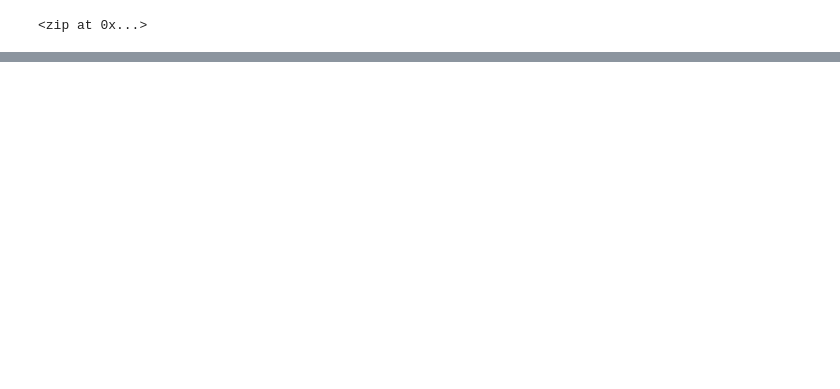
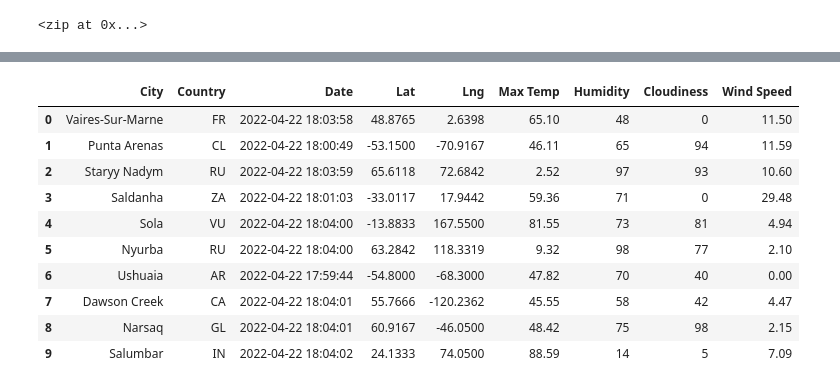
Before and after one commit to Eggman0425/World_Weather_Analysis, a Jupyter notebook: WeatherPy.ipynb, the cells around one changed output, grey strips where cells are left out. Cells and saved outputs as stored; diff of their text form; code cells hidden in the pictures; blank space fills up the shorter version.

```diff
--- a/WeatherPy.ipynb
+++ b/WeatherPy.ipynb
@@ -13,0 +19,4 @@ lat_lngs
+# %%
+# Use the tuple() function to display the latitude and longitude combinations.
+for coordinate in coordinates:
+    print(coordinate[0], coordinate[1])
@@ -17,3 +32,8 @@ coordinates = list(lat_lngs)
 # %%
 # Use the citipy module to determine city based on latitude and longitude.
 from citipy import citipy
+# %%
+# Use the tuple() function to display the latitude and longitude combinations.
+for coordinate in coordinates:
+    print(citipy.nearest_city(coordinate[0], coordinate[1]).city_name,
+          citipy.nearest_city(coordinate[0], coordinate[1]).country_code)
@@ -33,0 +78,4 @@ len(cities)
+# %%
+# Starting URL for Weather Map API Call.
+url = "http://api.openweathermap.org/data/2.5/weather?units=Imperial&APPID=" + weather_api_key
+print(url)
@@ -33,0 +132,5 @@ len(cities)
+# %%
+# Create an endpoint URL for a city.
+city_url = url + "&q=" + "Boston"
+city_weather = requests.get(city_url)
+city_weather.json()
@@ -33,0 +260,18 @@ len(cities)
+# %%
+# Convert the array of dictionaries to a Pandas DataFrame.
+city_data_df = pd.DataFrame(city_data)
+new_column_order = ["City", "Country", "Date", "Lat", "Lng", "Max Temp", "Humidity", "Cloudiness", "Wind Speed"]
+city_data_df = city_data_df[new_column_order]
+city_data_df.head(10)
+# %% [output]
+|  | City | Country | Date | Lat | Lng | Max Temp | Humidity | Cloudiness | Wind Speed |
+| 0 | Vaires-Sur-Marne | FR | 2022-04-22 18:03:58 | 48.8765 | 2.6398 | 65.10 | 48 | 0 | 11.50 |
+| 1 | Punta Arenas | CL | 2022-04-22 18:00:49 | -53.1500 | -70.9167 | 46.11 | 65 | 94 | 11.59 |
+| 2 | Staryy Nadym | RU | 2022-04-22 18:03:59 | 65.6118 | 72.6842 | 2.52 | 97 | 93 | 10.60 |
+| 3 | Saldanha | ZA | 2022-04-22 18:01:03 | -33.0117 | 17.9442 | 59.36 | 71 | 0 | 29.48 |
+| 4 | Sola | VU | 2022-04-22 18:04:00 | -13.8833 | 167.5500 | 81.55 | 73 | 81 | 4.94 |
+| 5 | Nyurba | RU | 2022-04-22 18:04:00 | 63.2842 | 118.3319 | 9.32 | 98 | 77 | 2.10 |
+| 6 | Ushuaia | AR | 2022-04-22 17:59:44 | -54.8000 | -68.3000 | 47.82 | 70 | 40 | 0.00 |
+| 7 | Dawson Creek | CA | 2022-04-22 18:04:01 | 55.7666 | -120.2362 | 45.55 | 58 | 42 | 4.47 |
+| 8 | Narsaq | GL | 2022-04-22 18:04:01 | 60.9167 | -46.0500 | 48.42 | 75 | 98 | 2.15 |
+| 9 | Salumbar | IN | 2022-04-22 18:04:02 | 24.1333 | 74.0500 | 88.59 | 14 | 5 | 7.09 |
```
Also changed, not shown: parts of 18 cells of this notebook, 4 other files.
